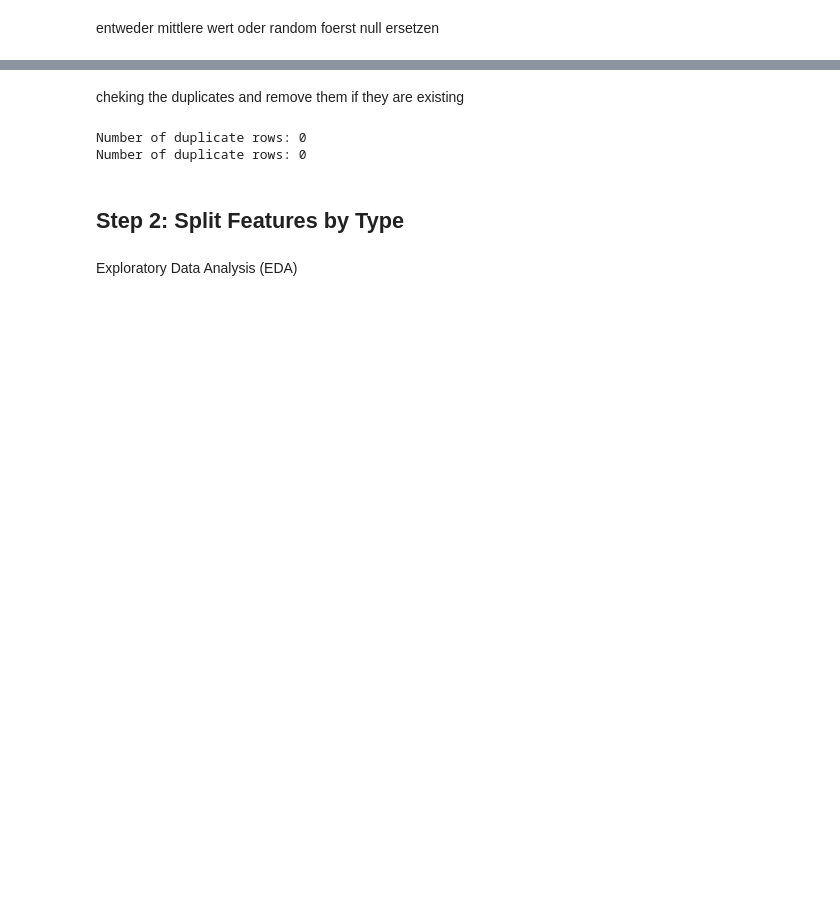
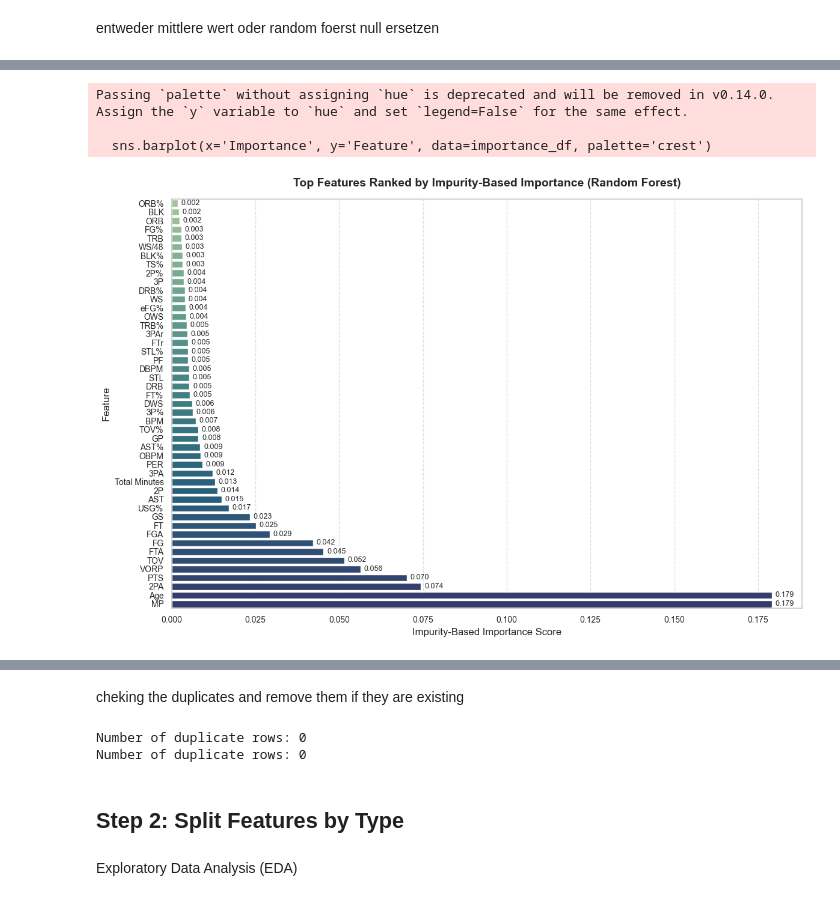
Before and after one commit to mostafaelmehi/ML-project-NBA-Player-Salaries-, a Jupyter notebook: projecdd.ipynb, the cells around one changed output, grey strips where cells are left out. Cells and saved outputs as stored; diff of their text form; code cells hidden in the pictures; blank space fills up the shorter version.

```diff
--- a/projecdd.ipynb
+++ b/projecdd.ipynb
@@ -141,0 +288,42 @@ For example, when doing 'df[col].method(value, inplace=True)', try using 'df.met
+# %%
+from sklearn.ensemble import RandomForestRegressor
+
+
+# Step 1: Prepare data
+X = df.select_dtypes(include='number').drop(columns=['Salary'])
+y = df['Salary']
+
+# Step 2: Train Random Forest Regressor
+model = RandomForestRegressor(random_state=0)
+model.fit(X, y)
+
+# Extract feature importances
+importance_scores = model.feature_importances_
+importance_df = pd.DataFrame({
+    'Feature': X.columns,
+    'Importance': importance_scores
+}).sort_values(by='Importance', ascending=True)
+
+# Plotting the importances
+plt.figure(figsize=(12, 8))
+sns.barplot(x='Importance', y='Feature', data=importance_df, palette='crest')
+
+plt.title('Top Features Ranked by Impurity-Based Importance (Random Forest)',
+          fontsize=14, fontweight='bold', pad=15)
+plt.xlabel('Impurity-Based Importance Score', fontsize=12)
+plt.ylabel('Feature', fontsize=12)
+plt.xticks(fontsize=10)
+plt.yticks(fontsize=10)
+plt.grid(axis='x', linestyle='--', alpha=0.6)
+
+# Add numerical value to each bar
+for i, score in enumerate(importance_df['Importance']):
+    plt.text(score + 0.001, i, f'{score:.3f}', va='center', fontsize=9)
+
+plt.tight_layout()
+plt.show()
+# %% [output]
+Passing `palette` without assigning `hue` is deprecated and will be removed in v0.14.0. Assign the `y` variable to `hue` and set `legend=False` for the same effect.
+
+  sns.barplot(x='Importance', y='Feature', data=importance_df, palette='crest')
+[figure, added]
```
Also changed, not shown: parts of 22 cells of this notebook.
